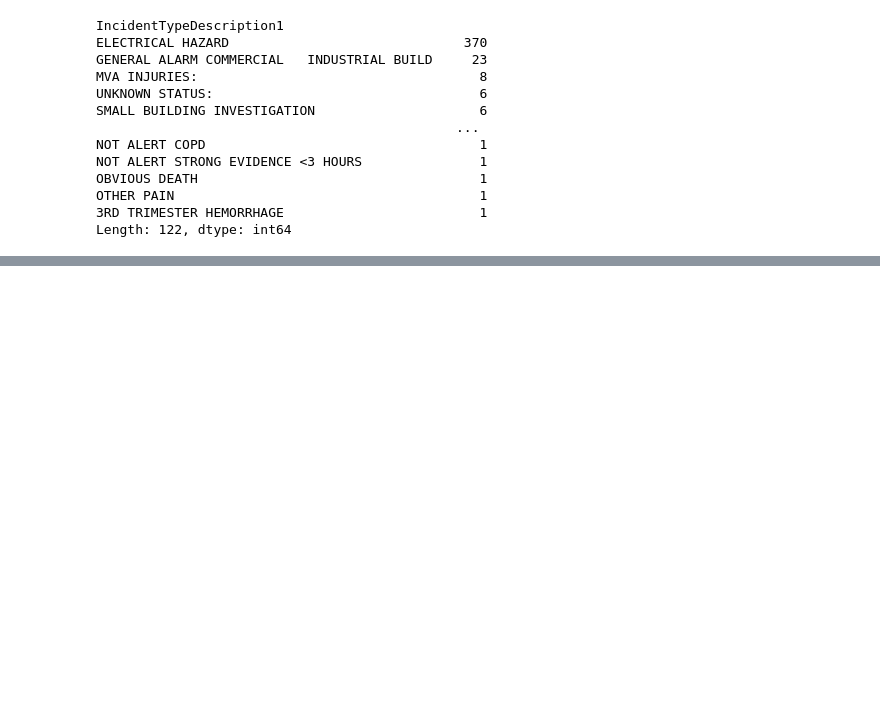
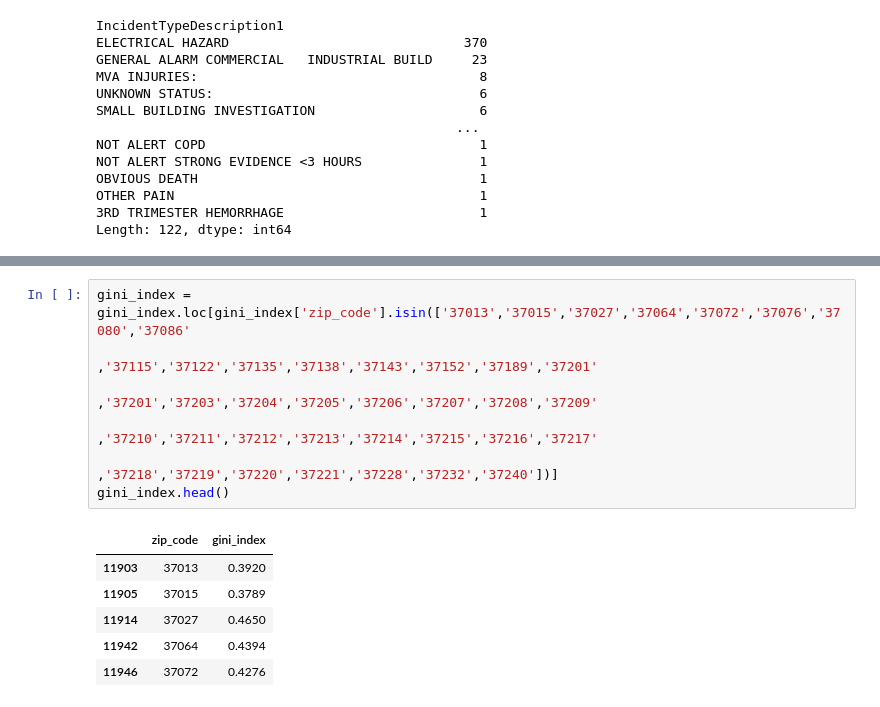
Before and after one commit to abcarlisle22/metro-nashville-emergency-communications-reese-s, a Jupyter notebook: metro_emergency_call_research.ipynb, the cells around one changed output, grey strips where cells are left out. Drawn from its saved outputs; the diff is of its cells as text; blank space fills up the shorter version.

```diff
--- a/metro_emergency_call_research.ipynb
+++ b/metro_emergency_call_research.ipynb
@@ -149,0 +263,14 @@ Name: 474, dtype: object
+# %%
+gini_index = gini_index.loc[gini_index['zip_code'].isin(['37013','37015','37027','37064','37072','37076','37080','37086'
+                                                 ,'37115','37122','37135','37138','37143','37152','37189','37201'
+                                                 ,'37201','37203','37204','37205','37206','37207','37208','37209'
+                                                 ,'37210','37211','37212','37213','37214','37215','37216','37217'
+                                                 ,'37218','37219','37220','37221','37228','37232','37240'])]
+gini_index.head()
+# %% [output]
+|  | zip_code | gini_index |
+| 11903 | 37013 | 0.3920 |
+| 11905 | 37015 | 0.3789 |
+| 11914 | 37027 | 0.4650 |
+| 11942 | 37064 | 0.4394 |
+| 11946 | 37072 | 0.4276 |
```
Also changed, not shown: parts of 13 cells of this notebook.
